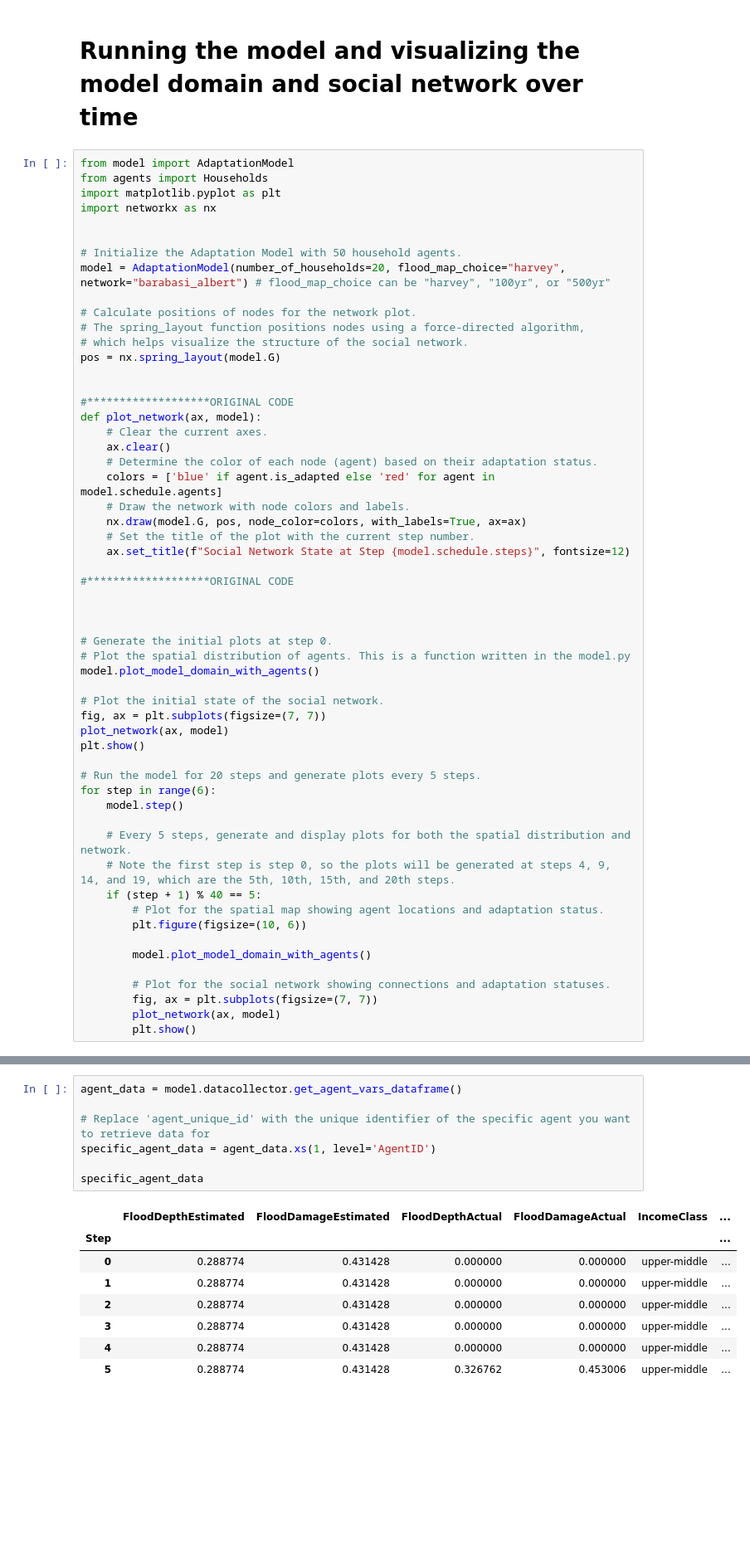
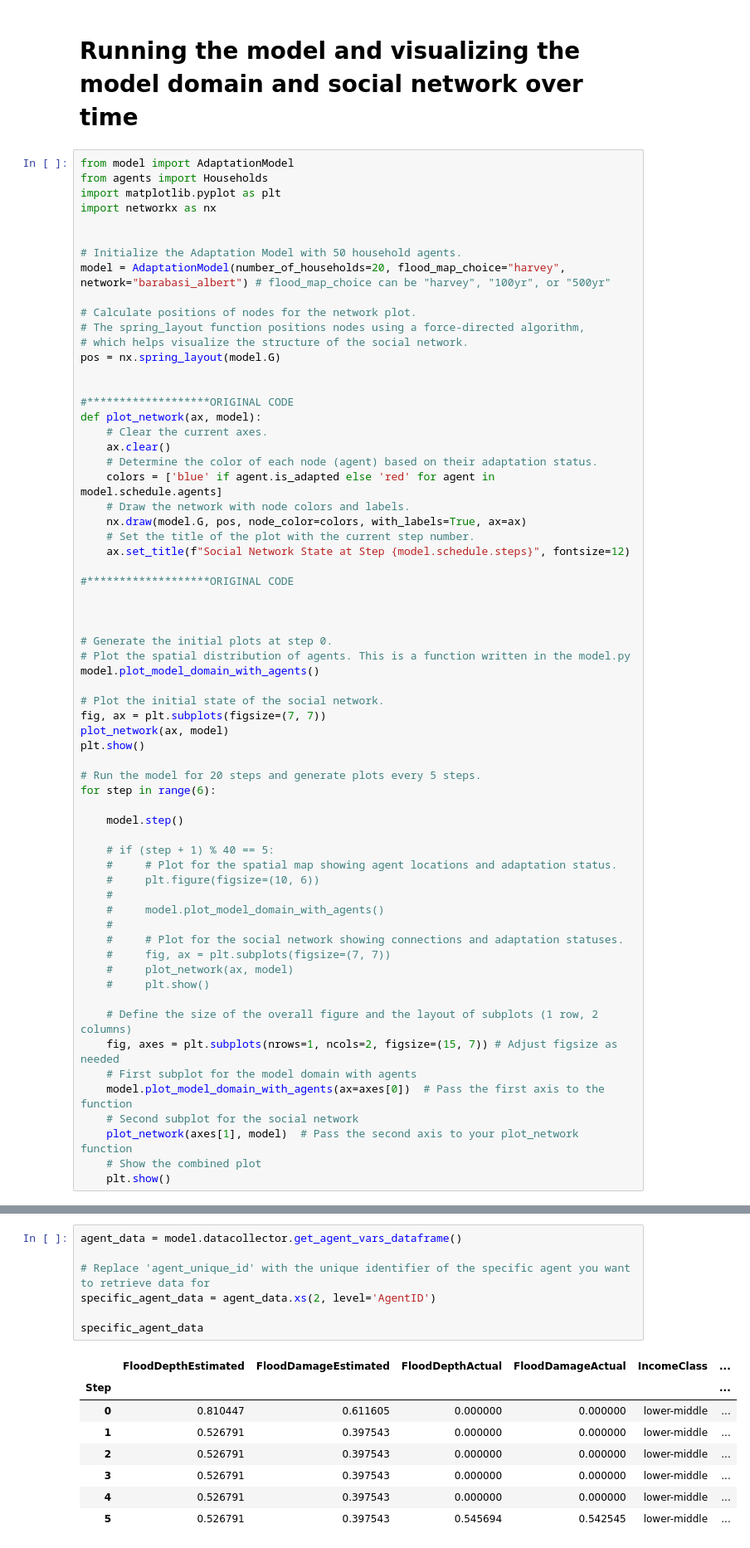
Before and after one commit to WoutervdVeen/ABM-SEN1211, a Jupyter notebook: base_model_mesa/model/demo.ipynb, the cells around one changed output, grey strips where cells are left out. Shown at 83% size. Cells and saved outputs as stored; diff of their text form; blank space fills up the shorter version.

```diff
--- a/base_model_mesa/model/demo.ipynb
+++ b/base_model_mesa/model/demo.ipynb
@@ -62,18 +62,26 @@ plt.show()
 
 # Run the model for 20 steps and generate plots every 5 steps.
 for step in range(6):
+
     model.step()
 
-    # Every 5 steps, generate and display plots for both the spatial distribution and network.
-    # Note the first step is step 0, so the plots will be generated at steps 4, 9, 14, and 19, which are the 5th, 10th, 15th, and 20th steps.
-    if (step + 1) % 40 == 5:
-        # Plot for the spatial map showing agent locations and adaptation status.
-        plt.figure(figsize=(10, 6))
+    # if (step + 1) % 40 == 5:
+    #     # Plot for the spatial map showing agent locations and adaptation status.
+    #     plt.figure(figsize=(10, 6))
+    #
+    #     model.plot_model_domain_with_agents()
+    #
+    #     # Plot for the social network showing connections and adaptation statuses.
+    #     fig, ax = plt.subplots(figsize=(7, 7))
+    #     plot_network(ax, model)
+    #     plt.show()
 
-        model.plot_model_domain_with_agents()
-
-        # Plot for the social network showing connections and adaptation statuses.
-        fig, ax = plt.subplots(figsize=(7, 7))
-        plot_network(ax, model)
-        plt.show()
+    # Define the size of the overall figure and the layout of subplots (1 row, 2 columns)
+    fig, axes = plt.subplots(nrows=1, ncols=2, figsize=(15, 7)) # Adjust figsize as needed
+    # First subplot for the model domain with agents
+    model.plot_model_domain_with_agents(ax=axes[0])  # Pass the first axis to the function
+    # Second subplot for the social network
+    plot_network(axes[1], model)  # Pass the second axis to your plot_network function
+    # Show the combined plot
+    plt.show()
 # %% [output]
@@ -122,19 +96,19 @@ There is an adapted friend!
 # %%
 agent_data = model.datacollector.get_agent_vars_dataframe()
 
 # Replace 'agent_unique_id' with the unique identifier of the specific agent you want to retrieve data for
-specific_agent_data = agent_data.xs(1, level='AgentID')
+specific_agent_data = agent_data.xs(2, level='AgentID')
 
 specific_agent_data
 # %% [output]
 |  | FloodDepthEstimated | FloodDamageEstimated | FloodDepthActual | FloodDamageActual | IncomeClass | ... |
 | Step |  |  |  |  |  | ... |
-| 0 | 0.288774 | 0.431428 | 0.000000 | 0.000000 | upper-middle | ... |
-| 1 | 0.288774 | 0.431428 | 0.000000 | 0.000000 | upper-middle | ... |
-| 2 | 0.288774 | 0.431428 | 0.000000 | 0.000000 | upper-middle | ... |
-| 3 | 0.288774 | 0.431428 | 0.000000 | 0.000000 | upper-middle | ... |
-| 4 | 0.288774 | 0.431428 | 0.000000 | 0.000000 | upper-middle | ... |
-| 5 | 0.288774 | 0.431428 | 0.326762 | 0.453006 | upper-middle | ... |
+| 0 | 0.810447 | 0.611605 | 0.000000 | 0.000000 | lower-middle | ... |
+| 1 | 0.526791 | 0.397543 | 0.000000 | 0.000000 | lower-middle | ... |
+| 2 | 0.526791 | 0.397543 | 0.000000 | 0.000000 | lower-middle | ... |
+| 3 | 0.526791 | 0.397543 | 0.000000 | 0.000000 | lower-middle | ... |
+| 4 | 0.526791 | 0.397543 | 0.000000 | 0.000000 | lower-middle | ... |
+| 5 | 0.526791 | 0.397543 | 0.545694 | 0.542545 | lower-middle | ... |
 # %%
 agent_data = model.datacollector.get_agent_vars_dataframe()
 agent_data
```
Also changed, not shown: parts of 7 cells of this notebook, 2 other files.
